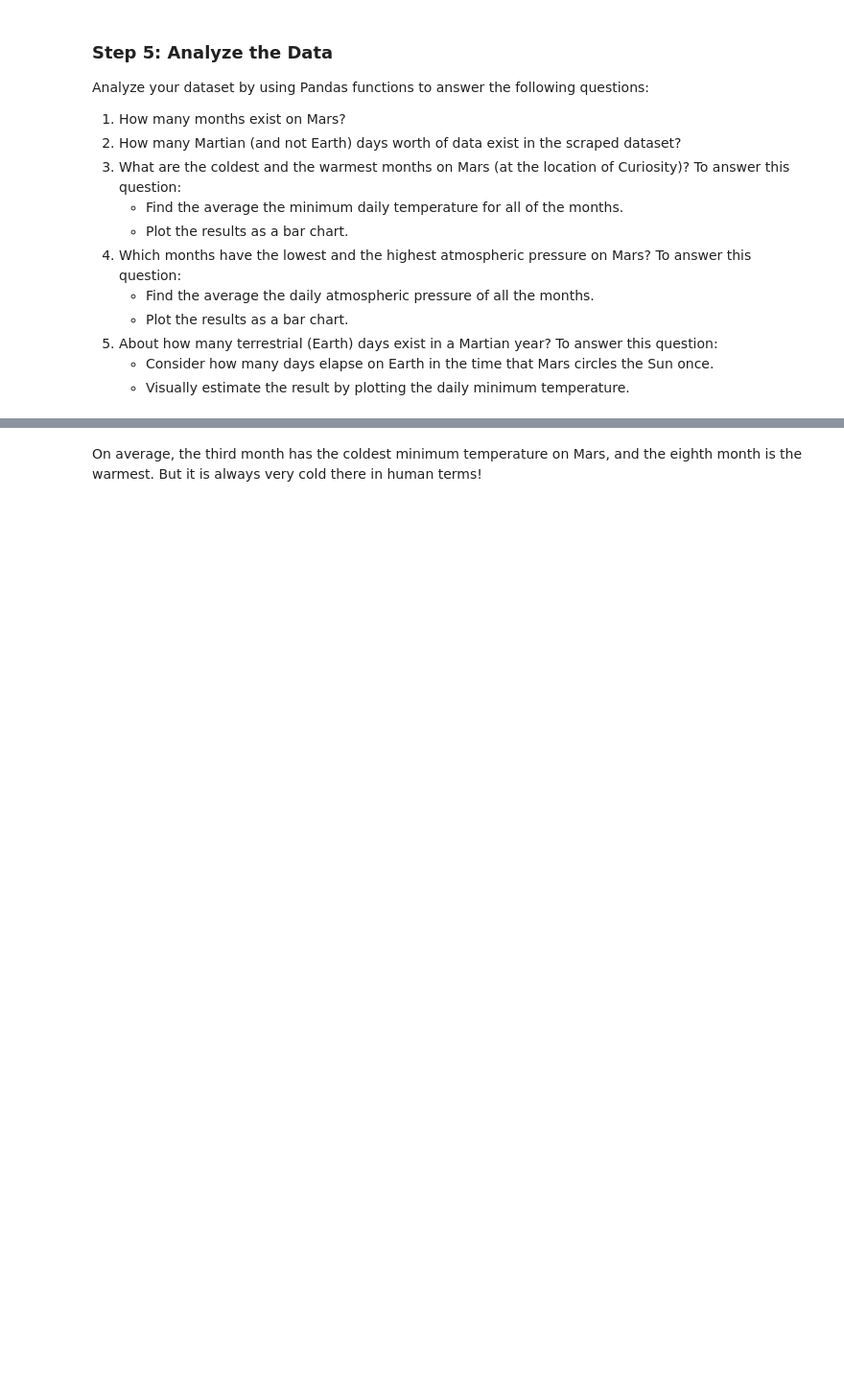
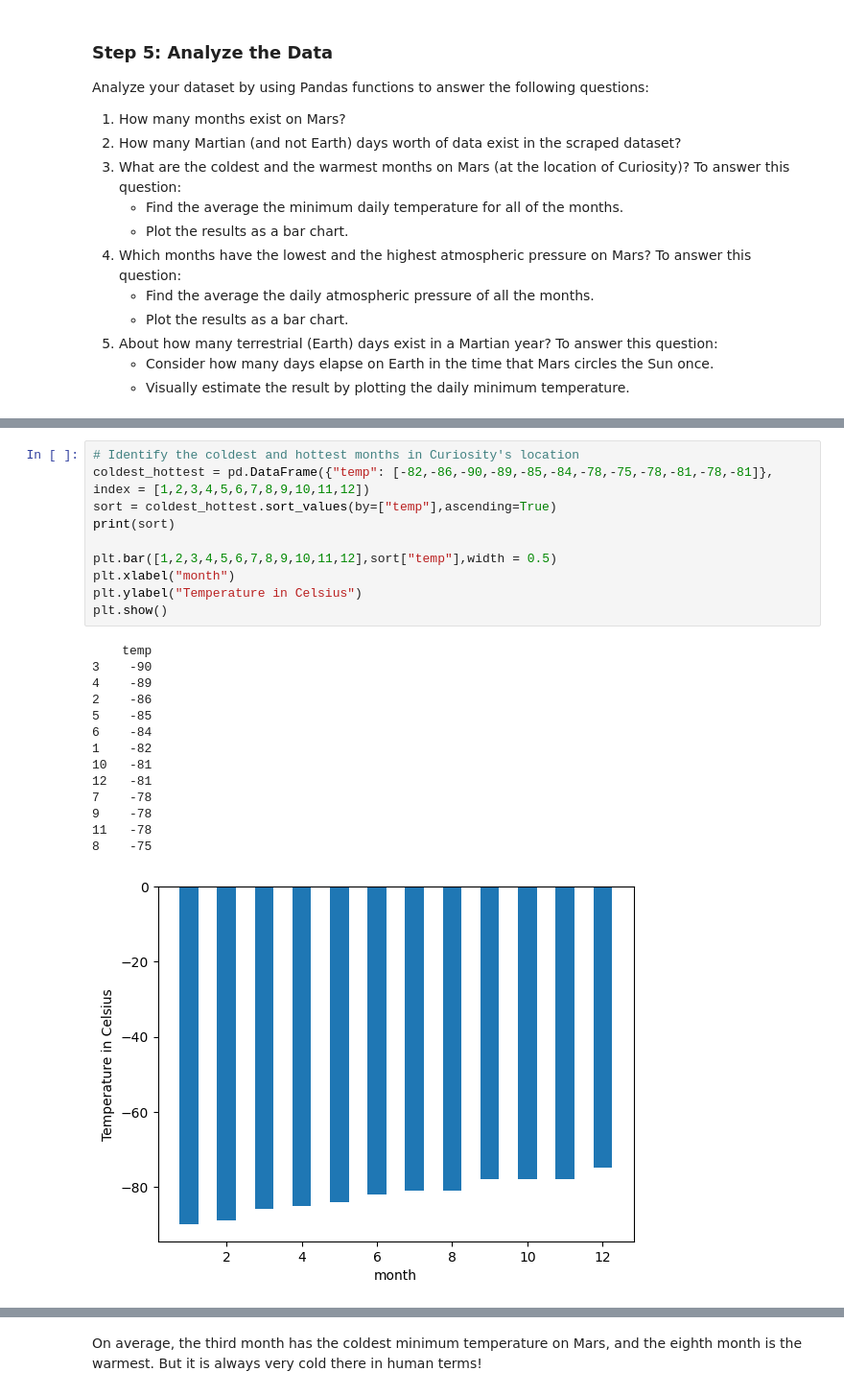
Before and after one commit to angutierrez2/html-challenge, a Jupyter notebook: part_2_mars_weather.ipynb, the cells around one changed output, grey strips where cells are left out. Shown at 96% size. Saved outputs shown, nothing was run; the diff lists cells and outputs as text; blank space fills up the shorter version.

```diff
--- a/part_2_mars_weather.ipynb
+++ b/part_2_mars_weather.ipynb
@@ -193,0 +167,25 @@ Name: pressure, dtype: float64
+# %%
+# Identify the coldest and hottest months in Curiosity's location
+coldest_hottest = pd.DataFrame({"temp": [-82,-86,-90,-89,-85,-84,-78,-75,-78,-81,-78,-81]}, index = [1,2,3,4,5,6,7,8,9,10,11,12])
+sort = coldest_hottest.sort_values(by=["temp"],ascending=True)
+print(sort)
+
+plt.bar([1,2,3,4,5,6,7,8,9,10,11,12],sort["temp"],width = 0.5)
+plt.xlabel("month")
+plt.ylabel("Temperature in Celsius")
+plt.show()
+# %% [output]
+    temp
+3    -90
+4    -89
+2    -86
+5    -85
+6    -84
+1    -82
+10   -81
+12   -81
+7    -78
+9    -78
+11   -78
+8    -75
+[figure, added]
```
Also changed, not shown: parts of 20 cells of this notebook, 1 other file.
